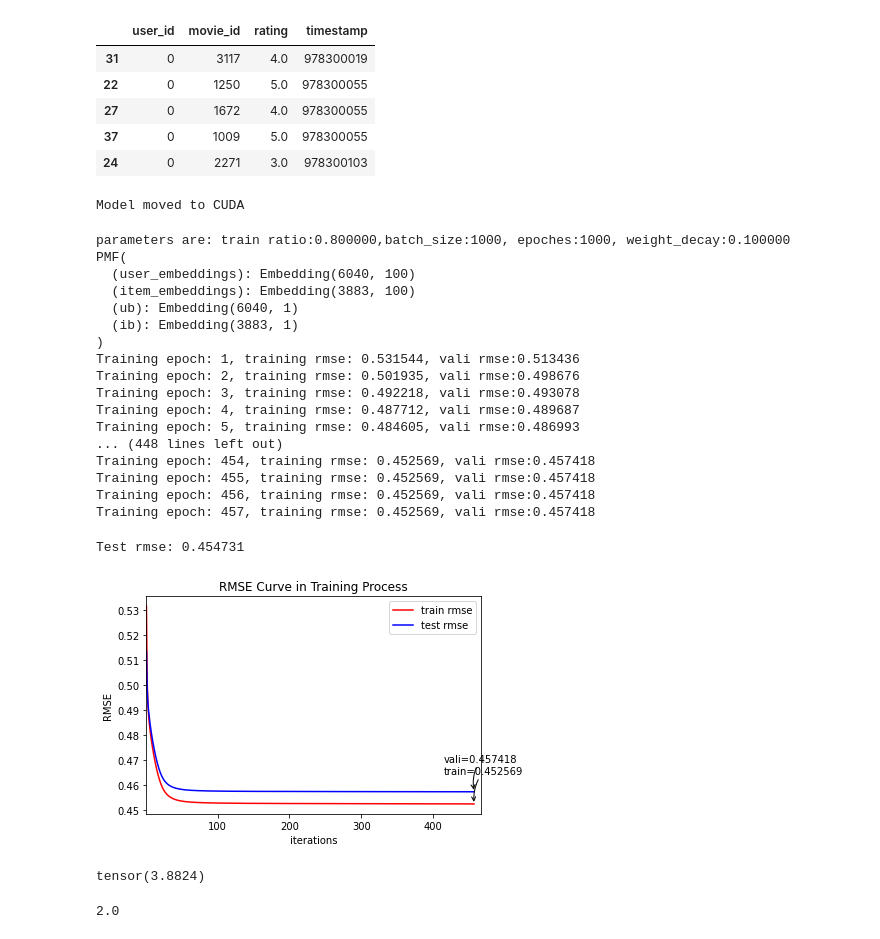
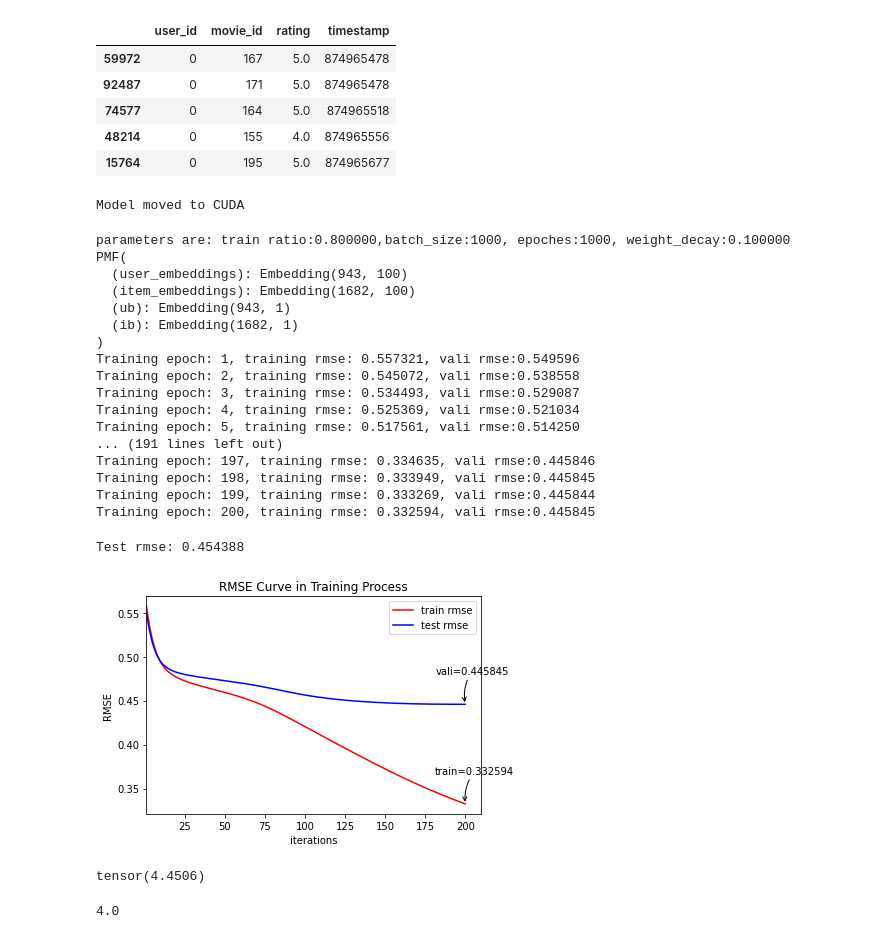
Before and after one commit to luanagbmartins/dlr-recsys, a Jupyter notebook: notebooks/train_PMF.ipynb, the cells around one changed output. Saved outputs shown, nothing was run; the diff lists cells and outputs as text; code cells hidden in the pictures.

```diff
--- a/notebooks/train_PMF.ipynb
+++ b/notebooks/train_PMF.ipynb
@@ -30,17 +30,17 @@ ratio = 0.8
 lr = 0.0001
 momentum = 0.9
 # %%
-rp = pd.read_csv("../data/ml-1m/ratings.csv")
+rp = pd.read_csv("../data/ml-100k/ratings.csv")
 rp["rating"] = rp["rating"].astype("float")
 rp = rp.sort_values(["user_id", "timestamp"])
 rp.head()
 # %% [output]
 |  | user_id | movie_id | rating | timestamp |
-| 31 | 0 | 3117 | 4.0 | 978300019 |
-| 22 | 0 | 1250 | 5.0 | 978300055 |
-| 27 | 0 | 1672 | 4.0 | 978300055 |
-| 37 | 0 | 1009 | 5.0 | 978300055 |
-| 24 | 0 | 2271 | 3.0 | 978300103 |
+| 59972 | 0 | 167 | 5.0 | 874965478 |
+| 92487 | 0 | 171 | 5.0 | 874965478 |
+| 74577 | 0 | 164 | 5.0 | 874965518 |
+| 48214 | 0 | 155 | 4.0 | 874965556 |
+| 15764 | 0 | 195 | 5.0 | 874965677 |
 # %%
 data = rp[["user_id", "movie_id", "rating"]].values
 
@@ -55,8 +55,8 @@ train_data = data[:int(ratio * data.shape[0])]
 vali_data = data[int(ratio * data.shape[0]): int((ratio+(1-ratio)/2)*data.shape[0])]
 test_data = data[int((ratio + (1 - ratio) / 2) * data.shape[0]) :]
 # %%
-NUM_USERS = 6040 # 943
-NUM_ITEMS = 3883 # 1682
+NUM_USERS = 943# 6040 # 943
+NUM_ITEMS = 1682 # 3883 # 1682
 # %%
 # Get CUDA device if available
 cuda = torch.cuda.is_available()
@@ -190,21 +190,21 @@ for epoch in range(1, epoches+1):
 # %% [output]
 parameters are: train ratio:0.800000,batch_size:1000, epoches:1000, weight_decay:0.100000
 PMF(
-  (user_embeddings): Embedding(6040, 100)
-  (item_embeddings): Embedding(3883, 100)
-  (ub): Embedding(6040, 1)
-  (ib): Embedding(3883, 1)
+  (user_embeddings): Embedding(943, 100)
+  (item_embeddings): Embedding(1682, 100)
+  (ub): Embedding(943, 1)
+  (ib): Embedding(1682, 1)
 )
-Training epoch: 1, training rmse: 0.531544, vali rmse:0.513436
-Training epoch: 2, training rmse: 0.501935, vali rmse:0.498676
-Training epoch: 3, training rmse: 0.492218, vali rmse:0.493078
-Training epoch: 4, training rmse: 0.487712, vali rmse:0.489687
-Training epoch: 5, training rmse: 0.484605, vali rmse:0.486993
-... (448 lines left out)
-Training epoch: 454, training rmse: 0.452569, vali rmse:0.457418
-Training epoch: 455, training rmse: 0.452569, vali rmse:0.457418
-Training epoch: 456, training rmse: 0.452569, vali rmse:0.457418
-Training epoch: 457, training rmse: 0.452569, vali rmse:0.457418
+Training epoch: 1, training rmse: 0.557321, vali rmse:0.549596
+Training epoch: 2, training rmse: 0.545072, vali rmse:0.538558
+Training epoch: 3, training rmse: 0.534493, vali rmse:0.529087
+Training epoch: 4, training rmse: 0.525369, vali rmse:0.521034
+Training epoch: 5, training rmse: 0.517561, vali rmse:0.514250
+... (191 lines left out)
+Training epoch: 197, training rmse: 0.334635, vali rmse:0.445846
+Training epoch: 198, training rmse: 0.333949, vali rmse:0.445845
+Training epoch: 199, training rmse: 0.333269, vali rmse:0.445844
+Training epoch: 200, training rmse: 0.332594, vali rmse:0.445845
 # %%
 # Testing Model
 
@@ -220,36 +220,36 @@ else:
 preds = model.predict(test_row, test_col)
 
 # Get test rmse loss
 if cuda:
     test_rmse = RMSE(preds.cpu().data.numpy(), test_data[:, 2])
 else:
     test_rmse = RMSE(preds.data.numpy(), test_data[:, 2])
 print("Test rmse: {:f}".format(test_rmse))
 
 # Create plots
 plt.figure(1)
 plt.figure(1).patch.set_facecolor("white")
 plt.plot(range(1, len(train_rmse_list)+1), train_rmse_list, color="r", label="train rmse")
 plt.plot(range(1, len(vali_rmse_list)+1), vali_rmse_list, color="b", label="test rmse")
 plt.legend()
 plt.annotate(r"train=%f" % (train_rmse_list[-1]), xy=(len(train_rmse_list), train_rmse_list[-1]),
              xycoords="data", xytext=(-30, 30), textcoords="offset points", fontsize=10,
              arrowprops=dict(arrowstyle="->", connectionstyle="arc3, rad=.2"))
 plt.annotate(r"vali=%f" % (vali_rmse_list[-1]), xy=(len(vali_rmse_list), vali_rmse_list[-1]),
              xycoords="data", xytext=(-30, 30), textcoords="offset points", fontsize=10,
              arrowprops=dict(arrowstyle="->", connectionstyle="arc3, rad=.2"))
 plt.xlim([1, len(train_rmse_list)+10])
 plt.xlabel("iterations")
 plt.ylabel("RMSE")
 plt.title("RMSE Curve in Training Process")
 plt.show()
 
 # Save model
-path_to_trained_pmf = "../model/pmf/ml_1m_emb_{:d}_ratio_{:f}_bs_{:d}_e_{:d}_wd_{:f}_lr_{:f}_trained_pmf.pt".format(embedding_feature_size, ratio, batch_size, len(train_rmse_list), weight_decay, lr)
+path_to_trained_pmf = "../model/pmf/ml_100k_emb_{:d}_ratio_{:f}_bs_{:d}_e_{:d}_wd_{:f}_lr_{:f}_trained_pmf.pt".format(embedding_feature_size, ratio, batch_size, len(train_rmse_list), weight_decay, lr)
 torch.save(model.state_dict(), path_to_trained_pmf)
 # %% [output]
-Test rmse: 0.454731
+Test rmse: 0.454388
-[figure, old version]
+[figure, new version]
 # %%
 idx =  0
 model.predict(
@@ -257,8 +257,8 @@ model.predict(
     torch.tensor([data[idx][1]]).long().to("cuda")
 ).cpu().data[0] * 2 + 3
 # %% [output]
-tensor(3.8824)
+tensor(4.4506)
 # %%
 data[idx][2] * 2 + 3
 # %% [output]
-2.0
+4.0
```
Also changed, not shown: 12 other files.
